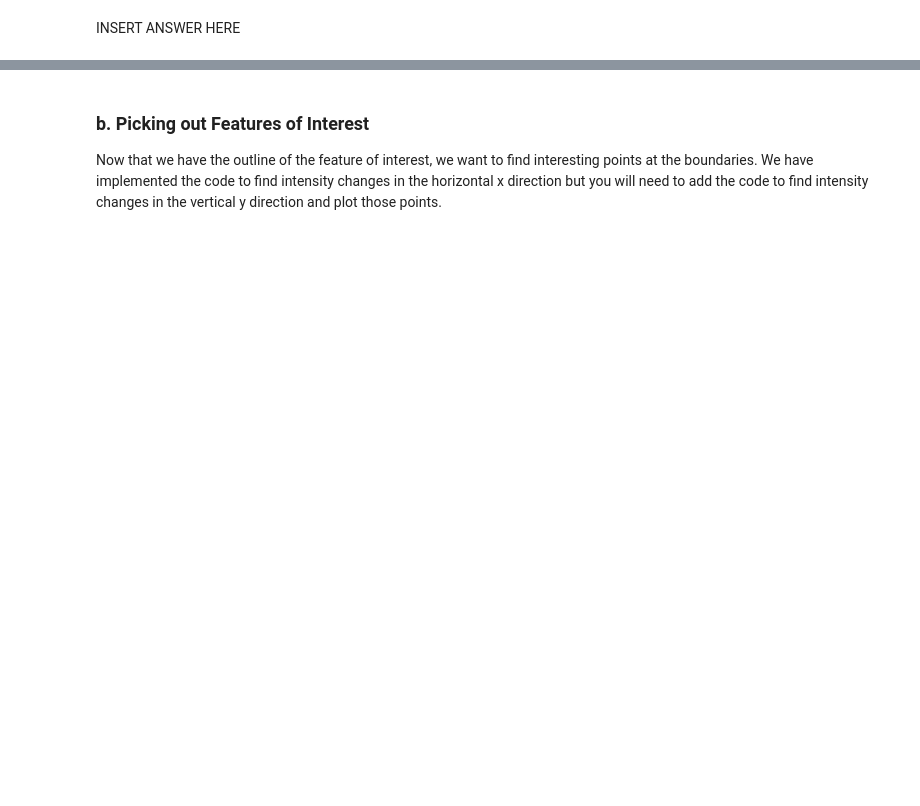
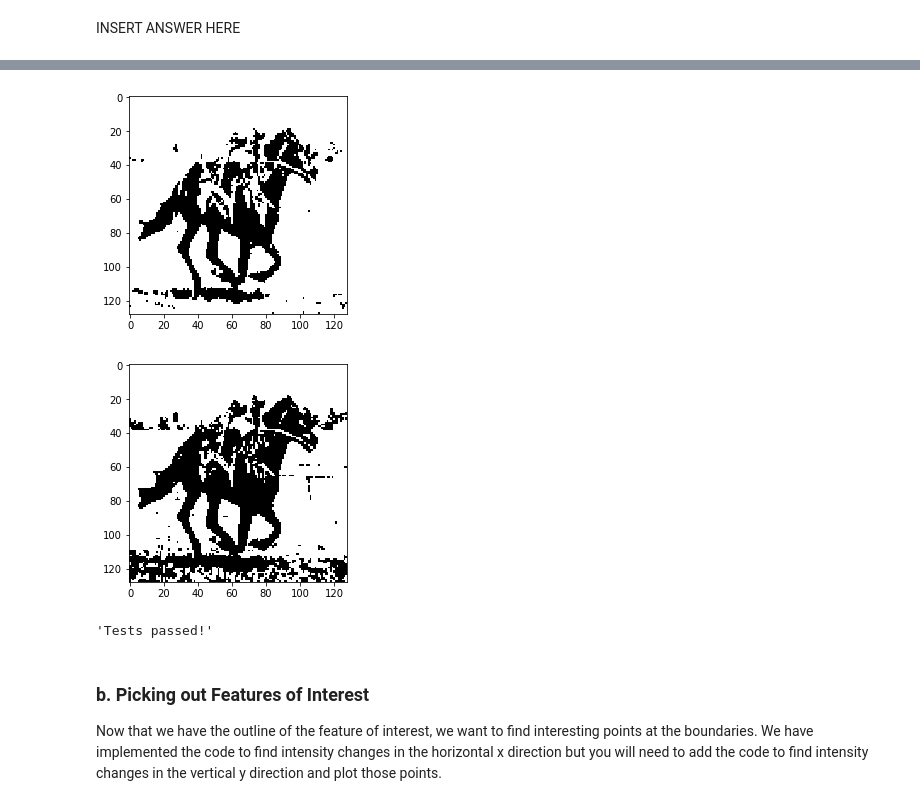
Before and after one commit to vontell/834-PSET, a Jupyter notebook: Image Classification.ipynb, the cells around one changed output, grey strips where cells are left out. Cells and saved outputs as stored; diff of their text form; code cells hidden in the pictures; blank space fills up the shorter version.

Commit message:
adding MSER tests

```diff
--- a/Image Classification.ipynb
+++ b/Image Classification.ipynb
@@ -81,3 +97,9 @@ final = MSER(80)
+# %%
+test_MSER(MSER)
+# %% [output]
+[figure, added]
+[figure, added]
+'Tests passed!'
 # %% [markdown]
 ### b. Picking out Features of Interest
 
```
Also changed, not shown: parts of 4 cells of this notebook, 7 other files.
